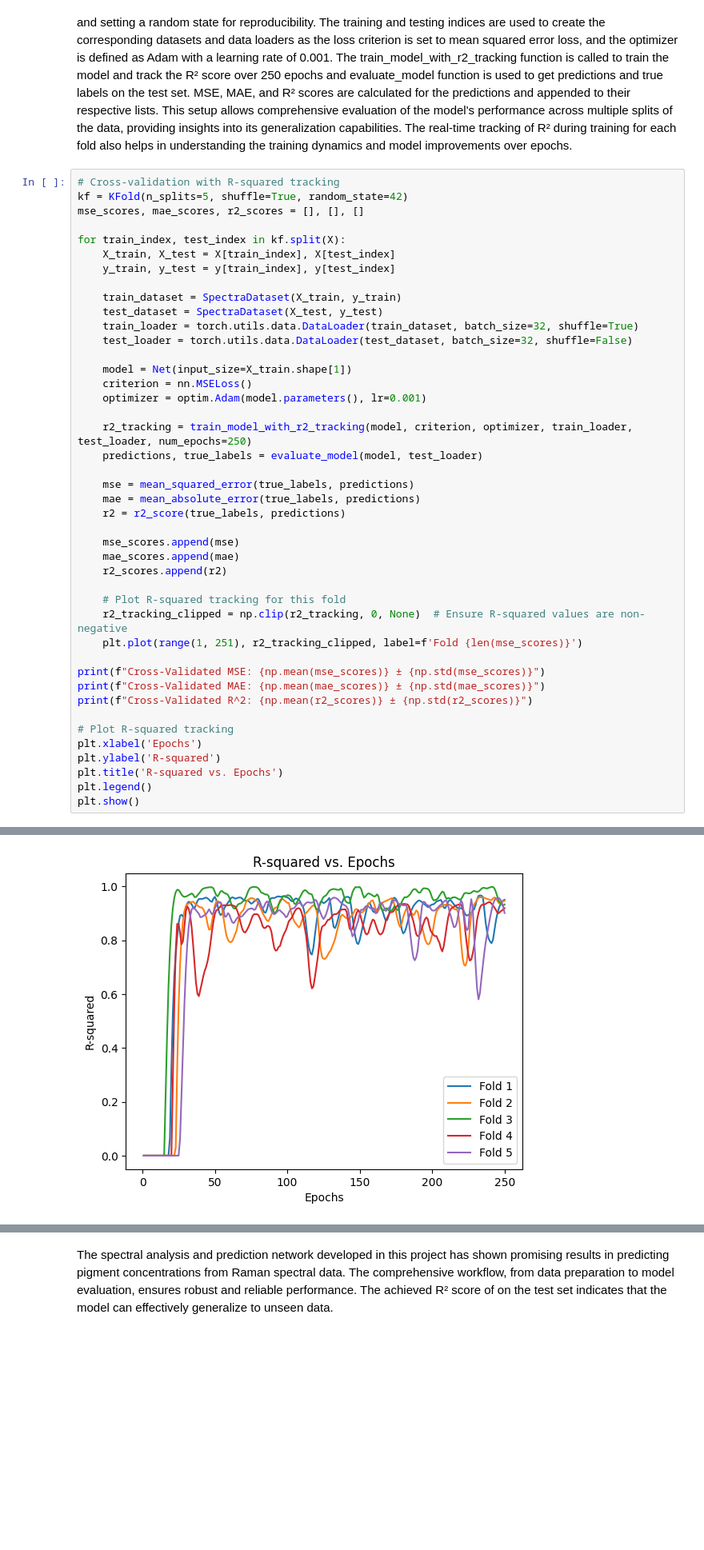
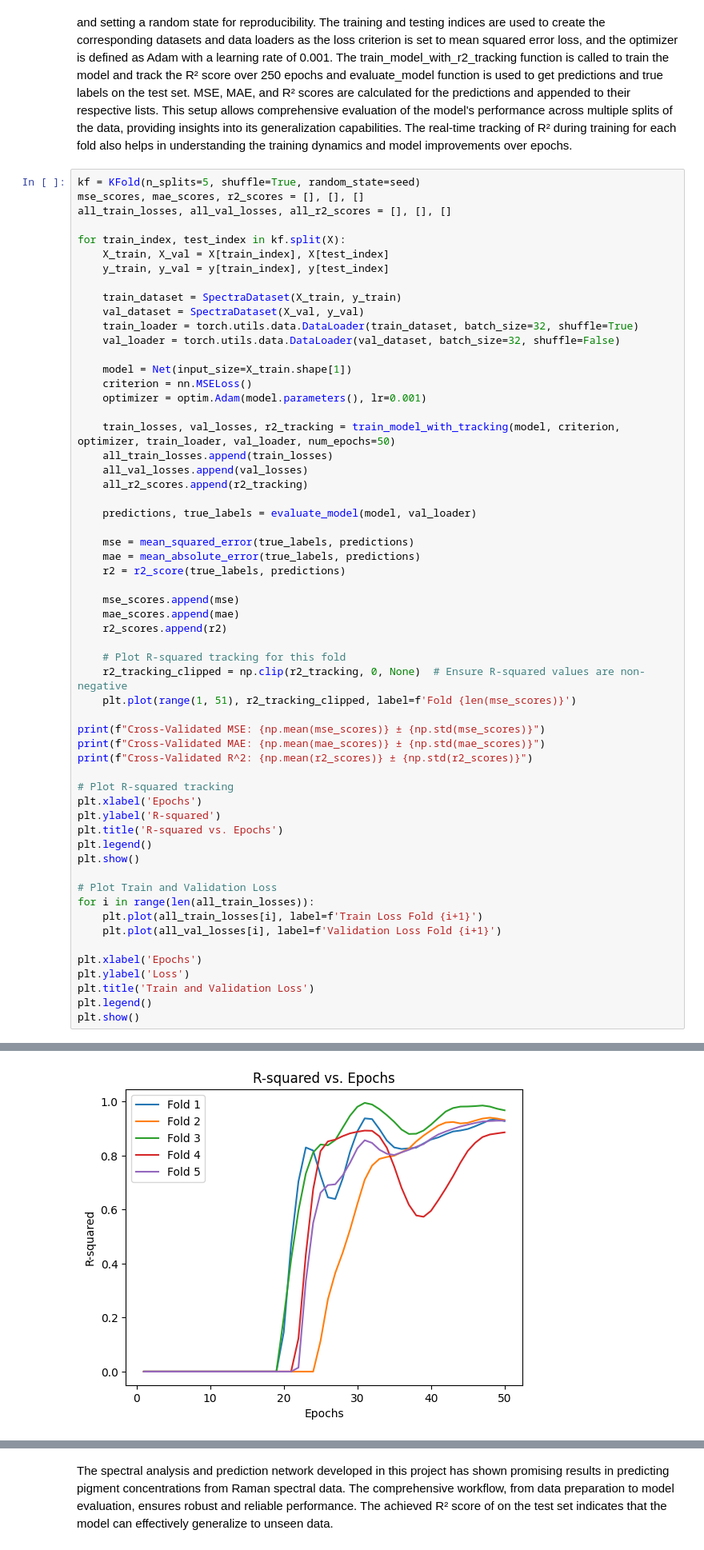
Before and after one commit to baublyte/raman-pigments-model, a Jupyter notebook: spectral-analysis-and-prediction-network.ipynb, the cells around one changed output, grey strips where cells are left out. Shown at 80% size. Cells and saved outputs as stored; diff of their text form; blank space fills up the shorter version.

Commit message:
Train-validation loss clculations

```diff
--- a/spectral-analysis-and-prediction-network.ipynb
+++ b/spectral-analysis-and-prediction-network.ipynb
@@ -147,25 +171,29 @@ The train_model_with_r2_tracking function is called to train the model and track
 MSE, MAE, and R² scores are calculated for the predictions and appended to their respective lists.
 This setup allows comprehensive evaluation of the model's performance across multiple splits of the data, providing insights into its generalization capabilities. The real-time tracking of R² during training for each fold also helps in understanding the training dynamics and model improvements over epochs.
 # %%
-# Cross-validation with R-squared tracking
-kf = KFold(n_splits=5, shuffle=True, random_state=42)
+kf = KFold(n_splits=5, shuffle=True, random_state=seed)
 mse_scores, mae_scores, r2_scores = [], [], []
+all_train_losses, all_val_losses, all_r2_scores = [], [], []
 
 for train_index, test_index in kf.split(X):
-    X_train, X_test = X[train_index], X[test_index]
-    y_train, y_test = y[train_index], y[test_index]
+    X_train, X_val = X[train_index], X[test_index]
+    y_train, y_val = y[train_index], y[test_index]
 
     train_dataset = SpectraDataset(X_train, y_train)
-    test_dataset = SpectraDataset(X_test, y_test)
+    val_dataset = SpectraDataset(X_val, y_val)
     train_loader = torch.utils.data.DataLoader(train_dataset, batch_size=32, shuffle=True)
-    test_loader = torch.utils.data.DataLoader(test_dataset, batch_size=32, shuffle=False)
+    val_loader = torch.utils.data.DataLoader(val_dataset, batch_size=32, shuffle=False)
 
     model = Net(input_size=X_train.shape[1])
     criterion = nn.MSELoss()
     optimizer = optim.Adam(model.parameters(), lr=0.001)
 
-    r2_tracking = train_model_with_r2_tracking(model, criterion, optimizer, train_loader, test_loader, num_epochs=250)
-    predictions, true_labels = evaluate_model(model, test_loader)
+    train_losses, val_losses, r2_tracking = train_model_with_tracking(model, criterion, optimizer, train_loader, val_loader, num_epochs=50)
+    all_train_losses.append(train_losses)
+    all_val_losses.append(val_losses)
+    all_r2_scores.append(r2_tracking)
+
+    predictions, true_labels = evaluate_model(model, val_loader)
 
     mse = mean_squared_error(true_labels, predictions)
     mae = mean_absolute_error(true_labels, predictions)
@@ -177,7 +205,7 @@ for train_index, test_index in kf.split(X):
 
     # Plot R-squared tracking for this fold
     r2_tracking_clipped = np.clip(r2_tracking, 0, None)  # Ensure R-squared values are non-negative
-    plt.plot(range(1, 251), r2_tracking_clipped, label=f'Fold {len(mse_scores)}')
+    plt.plot(range(1, 51), r2_tracking_clipped, label=f'Fold {len(mse_scores)}')
 
 print(f"Cross-Validated MSE: {np.mean(mse_scores)} ± {np.std(mse_scores)}")
 print(f"Cross-Validated MAE: {np.mean(mae_scores)} ± {np.std(mae_scores)}")
@@ -189,4 +217,15 @@ plt.ylabel('R-squared')
 plt.title('R-squared vs. Epochs')
 plt.legend()
 plt.show()
+
+# Plot Train and Validation Loss
+for i in range(len(all_train_losses)):
+    plt.plot(all_train_losses[i], label=f'Train Loss Fold {i+1}')
+    plt.plot(all_val_losses[i], label=f'Validation Loss Fold {i+1}')
+
+plt.xlabel('Epochs')
+plt.ylabel('Loss')
+plt.title('Train and Validation Loss')
+plt.legend()
+plt.show()
 # %% [output]
@@ -196 +249 @@ Cross-Validated R^2: 0.9300824880599976 ± 0.01815665761946715
-[figure, old version]
+[figure, new version]
```
Also changed, not shown: parts of 6 cells of this notebook.
